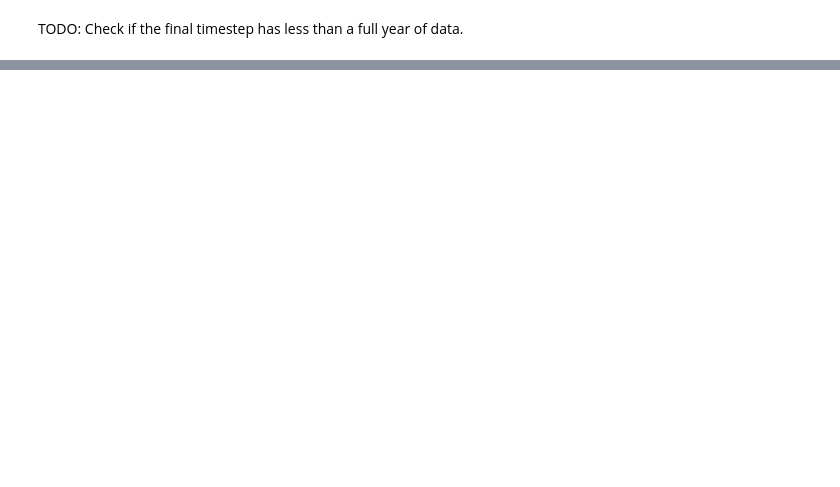
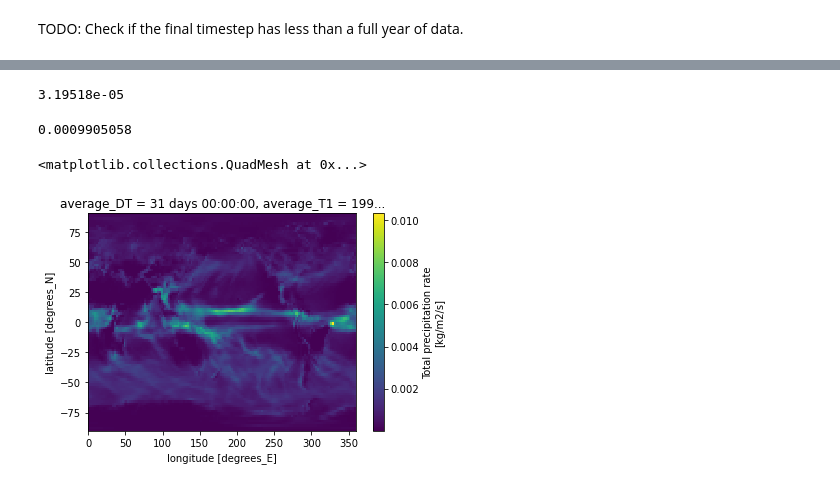
Before and after one commit to AusClimateService/unseen, a Jupyter notebook: notebooks/ag_analysis.ipynb, the cells around one changed output, grey strips where cells are left out. Cells and saved outputs as stored; diff of their text form; code cells hidden in the pictures; blank space fills up the shorter version.

Commit message:
Figure out CAFE units issues

```diff
--- a/notebooks/ag_analysis.ipynb
+++ b/notebooks/ag_analysis.ipynb
@@ -138,0 +487,13 @@ TODO: So these units did need to be multiplied by 86400...
+# %%
+mel_daily_data[0:31].mean()
+# %% [output]
+3.19518e-05
+# %%
+mel_daily_data[0:31].sum()
+# %% [output]
+0.0009905058
+# %%
+ds['precip'].isel(time=0, ensemble=0).plot()
+# %% [output]
+<matplotlib.collections.QuadMesh at 0x...>
+[figure, added]
```
Also changed, not shown: parts of 23 cells of this notebook, 3 other files.
